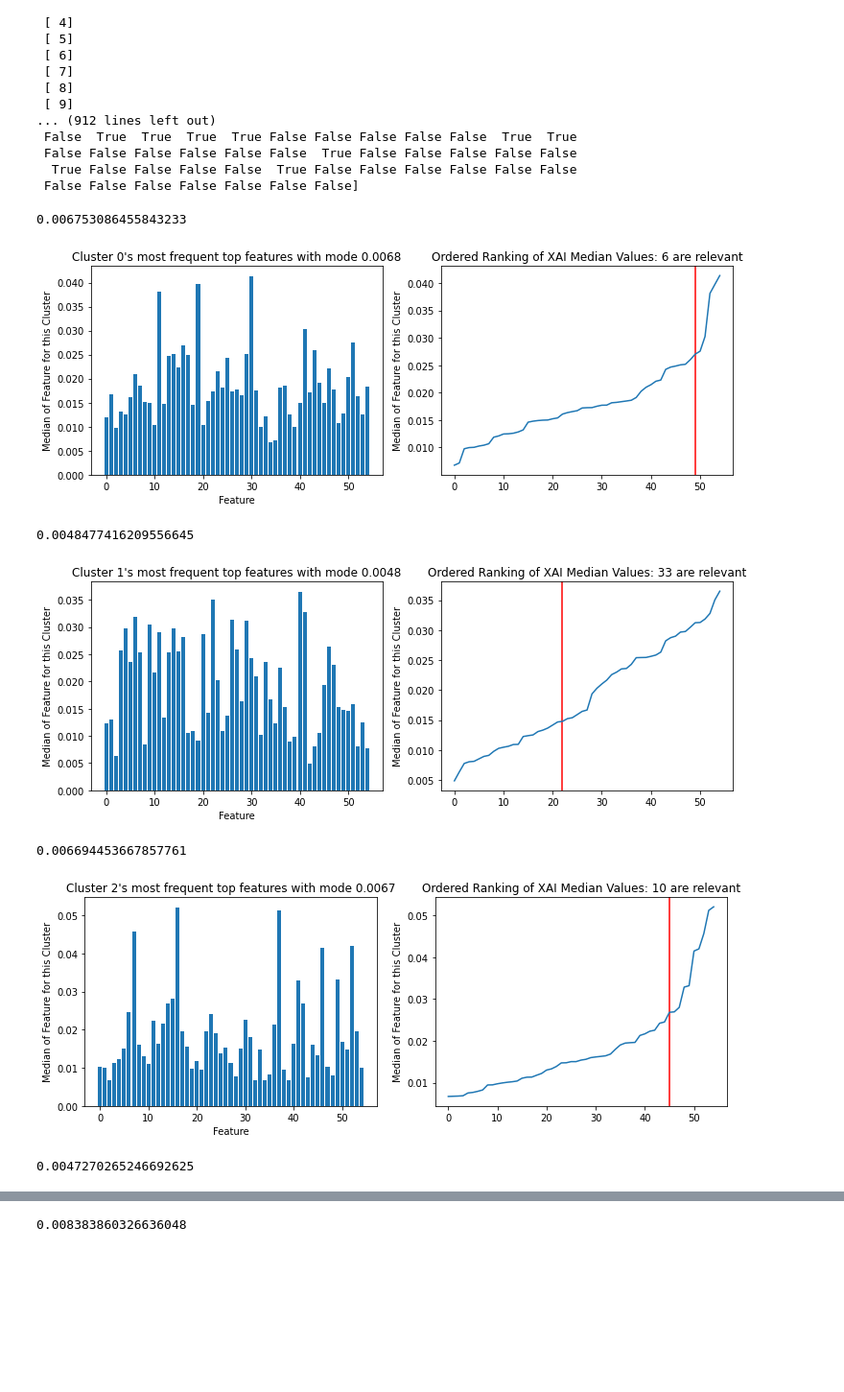
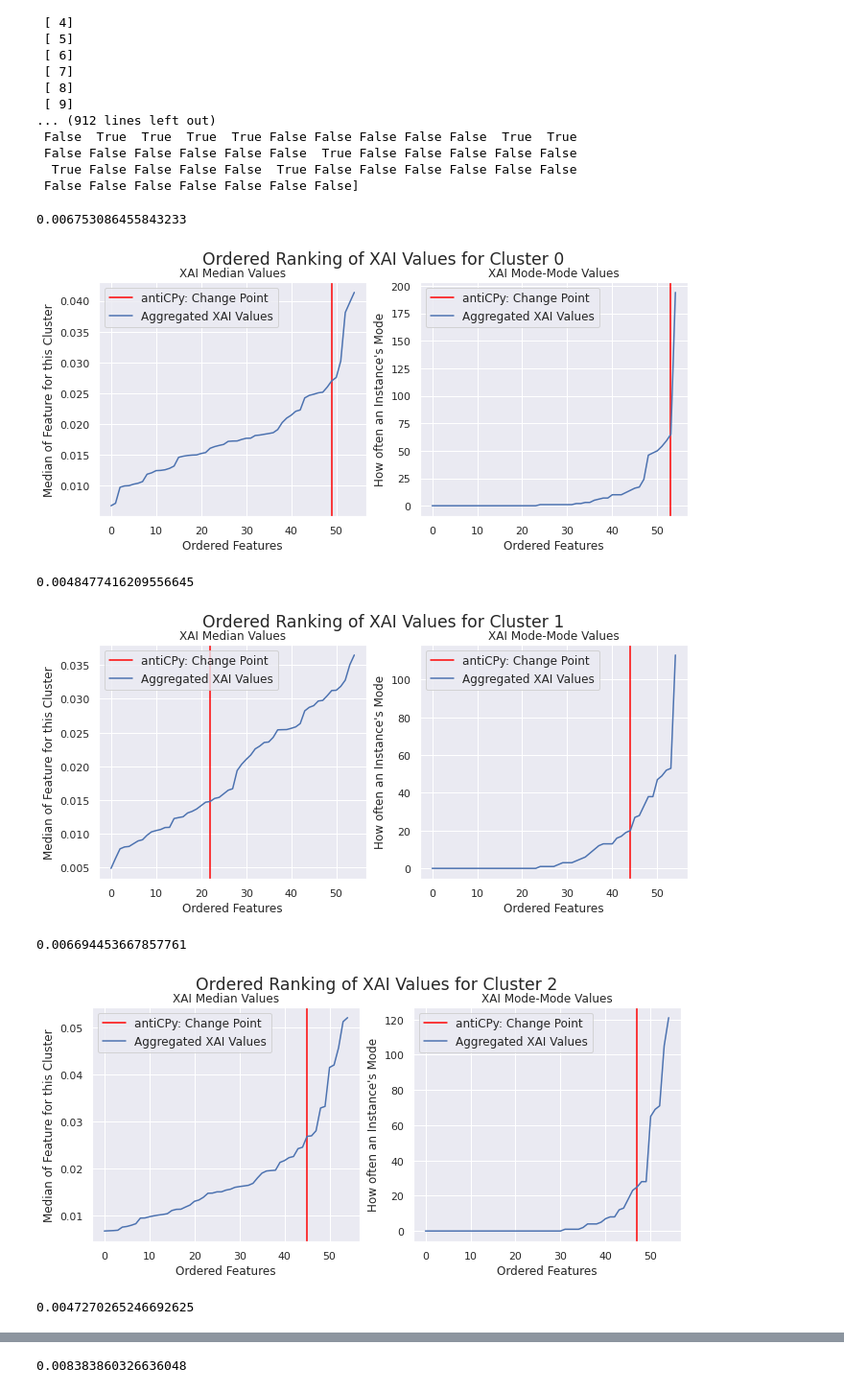
Before and after one commit to TobiasW1891/Finance-Redone, a Jupyter notebook: antiCPy for XAI Finance Relevances.ipynb, the cells around one changed output, grey strips where cells are left out. Shown at 96% size. Cells and saved outputs as stored; diff of their text form; code cells hidden in the pictures; blank space fills up the shorter version.

```diff
--- a/antiCPy for XAI Finance Relevances.ipynb
+++ b/antiCPy for XAI Finance Relevances.ipynb
@@ -453,37 +454,50 @@ Possible configs:  [[ 1]
  False False False False False False False]
 # %%
 XAI_medians = np.empty((int(max(LabelNaiveOrdered)+1),2))
-
-
+sns.set()
 for j in range(1+int(max(LabelNaiveOrdered))):
     XAI_j = XAI[LabelNaiveOrdered==j,:]
 
-    fig, (ax1, ax2) = plt.subplots(1, 2)
-    fig.set_size_inches(12, 4)
+    fig, ( ax2, ax3) = plt.subplots(1, 2)
+    fig.set_size_inches(11, 4.5)
+    fig.suptitle('Ordered Ranking of XAI Values for Cluster '+str(j),
+                 fontsize = 'x-large')#,y=1.01)
 
-    ax1.bar( np.arange(XAI.shape[1]).astype("int"),
-                 np.median(XAI_j,0))
     print(mode(np.median(XAI_j,0))[0][0])
     XAI_medians[j,0] = j
     XAI_medians[j,1] = int(mode(np.median(XAI_j,0))[0][0])
-    ax1.set_title("Cluster "+str(j)+"'s most frequent top features with mode "
-              + str(mode(np.median(XAI_j,0))[0][0].round(4)))
-    ax1.set_xlabel("Feature")
-    ax1.set_ylabel("Median of Feature for this Cluster")
+
 
     Medians = np.median(XAI_j,0)
     RM = RankModes(Modes)
 
-    ax2.set_title("Ordered Ranking of XAI Median Values: "+str(CP_Median_list[j][0])+ " are relevant")
-    ax2.set_ylabel("Median of Feature for this Cluster")
-    ax2.axvline(len(Medians)-CP_Median_list[j][0],c="red")
-    ax2.plot(np.sort(Medians))
+    ax2.set_title("XAI Median Values", fontsize = 12)
+    ax2.set_ylabel("Median of Feature for this Cluster", fontsize = 12)
+    ax2.set_xlabel("Ordered Features", fontsize = 12)
+    ax2.axvline(len(Medians)-CP_Median_list[j][0],c="red",label="antiCPy: Change Point")
+    ax2.plot(np.sort(Medians), label="Aggregated XAI Values")
+    ax2.legend(fontsize=12)
+
+    Modes = np.unique(np.argmax(XAI[LabelNaiveOrdered==j,:],1),
+             return_counts=True)
+    RM = RankModes(Modes)
+
+    ax3.set_title("XAI Mode-Mode Values", fontsize = 12)
+    ax3.set_xlabel("Ordered Features", fontsize = 12)
+    ax3.set_ylabel("How often an Instance's Mode", fontsize = 12)
+    ax3.axvline(len(RM[:,1])-CP_Modal_list[j][0],c="red",
+                label="antiCPy: Change Point")
+    ax3.plot(np.sort(RM[:,1]),
+             label="Aggregated XAI Values")
+    ax3.legend(fontsize=12)
+    plt.subplots_adjust(top=0.88)
+    plt.savefig("XAI Elbows Cluster "+str(j)+".pdf",dpi=600)
     plt.show()
 # %% [output]
 0.006753086455843233
-[figure, old version]
+[figure, new version]
 0.0048477416209556645
-[figure, old version]
+[figure, new version]
 0.006694453667857761
-[figure, old version]
+[figure, new version]
 0.0047270265246692625
```
Also changed, not shown: parts of 2 cells of this notebook, 2 other files.
